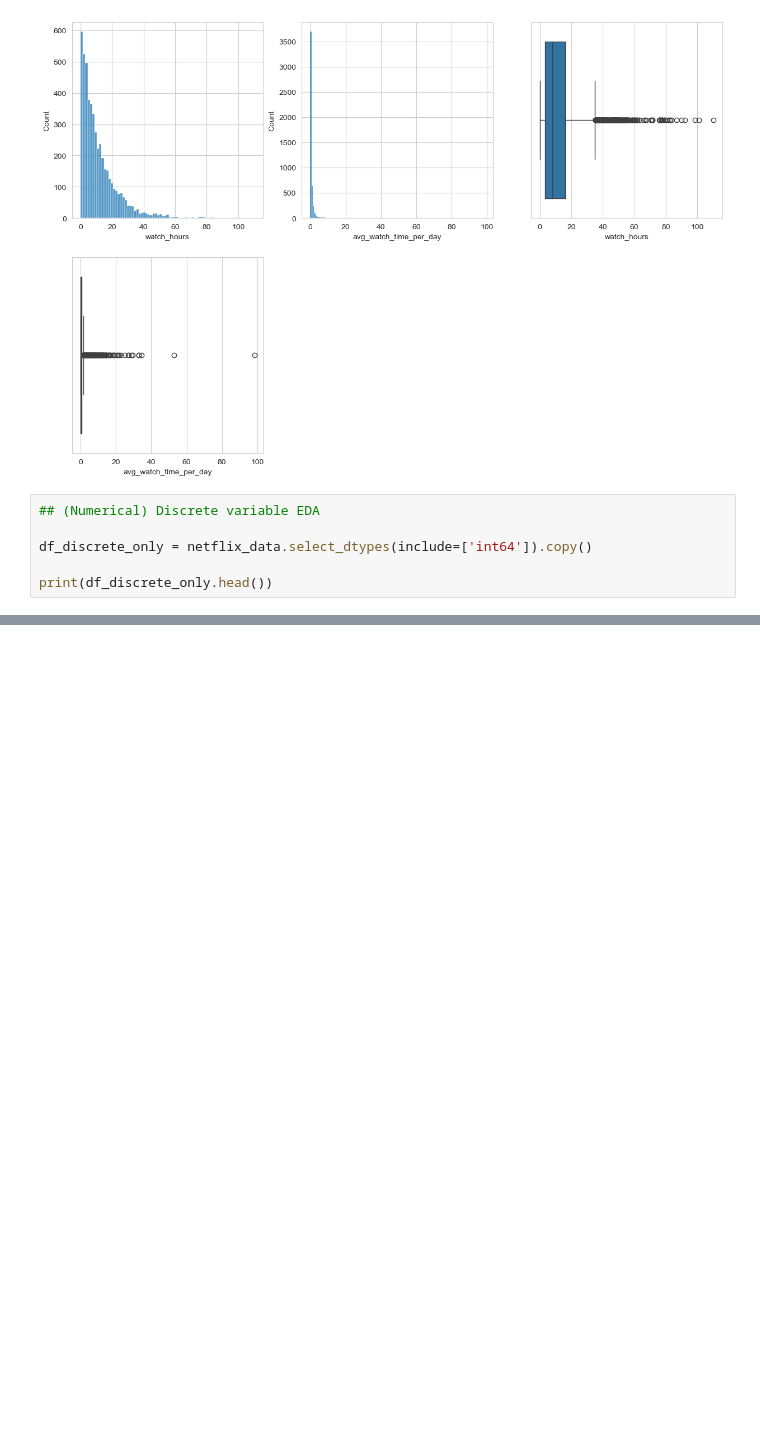
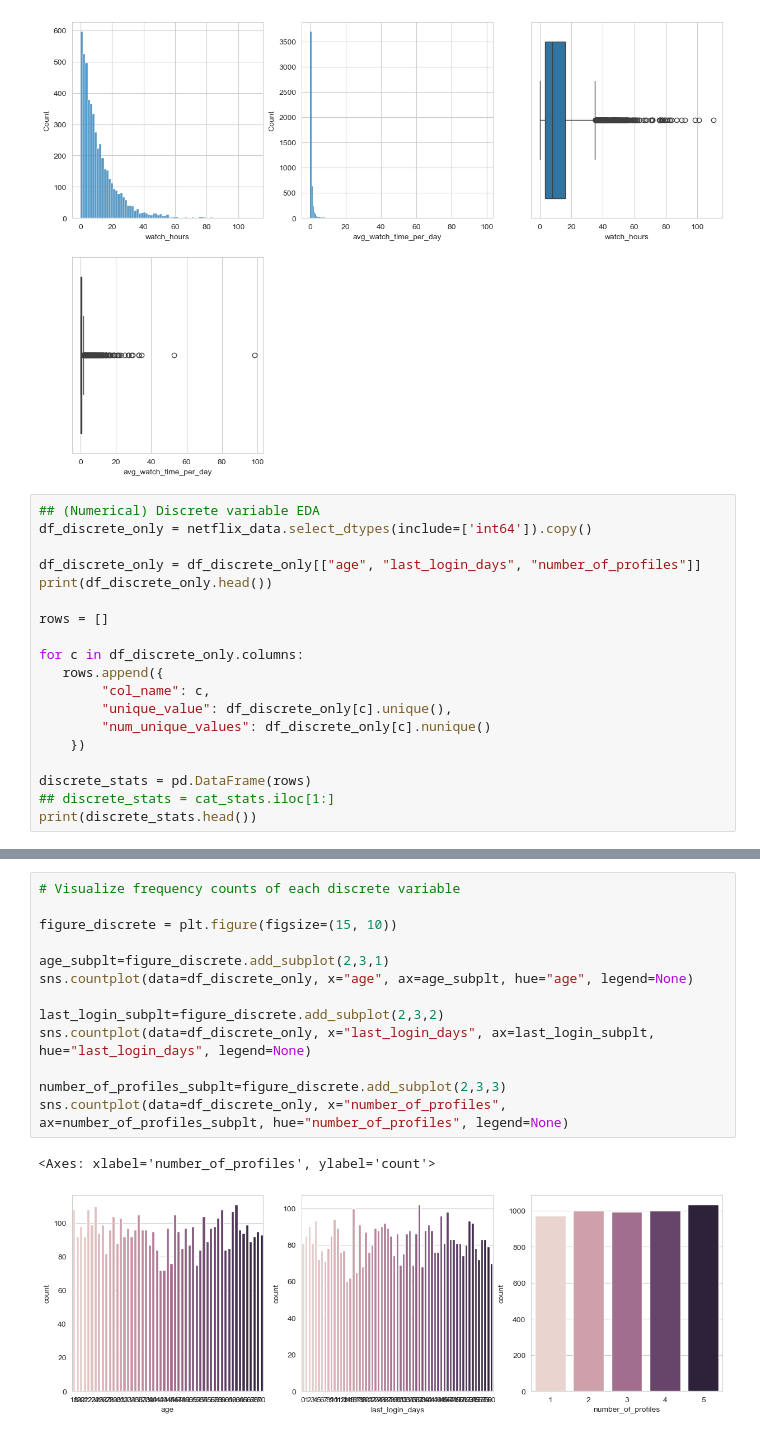
Before and after one commit to cpun94/personal-analytics-projects, a Jupyter notebook: Netflix Subscriber Churn Prediction/notebooks/01_data_exploration.ipynb, the cells around one changed output, grey strips where cells are left out. Cells and saved outputs as stored; diff of their text form; blank space fills up the shorter version.

```diff
--- a/Netflix Subscriber Churn Prediction/notebooks/01_data_exploration.ipynb
+++ b/Netflix Subscriber Churn Prediction/notebooks/01_data_exploration.ipynb
@@ -210,8 +210,21 @@ sns.boxplot(data = df_continuous_only,x="avg_watch_time_per_day", ax=boxwhisk_ax
 [figure]
 # %%
 ## (Numerical) Discrete variable EDA
-
 df_discrete_only = netflix_data.select_dtypes(include=['int64']).copy()
 
+df_discrete_only = df_discrete_only[["age", "last_login_days", "number_of_profiles"]]
 print(df_discrete_only.head())
+
+rows = []
+
+for c in df_discrete_only.columns:
+   rows.append({
+        "col_name": c,
+        "unique_value": df_discrete_only[c].unique(),
+        "num_unique_values": df_discrete_only[c].nunique()
+    })
+
+discrete_stats = pd.DataFrame(rows)
+## discrete_stats = cat_stats.iloc[1:]
+print(discrete_stats.head())
 # %% [output]
@@ -224,3 +246,19 @@ print(df_discrete_only.head())
+# %%
+# Visualize frequency counts of each discrete variable
+
+figure_discrete = plt.figure(figsize=(15, 10))
+
+age_subplt=figure_discrete.add_subplot(2,3,1)
+sns.countplot(data=df_discrete_only, x="age", ax=age_subplt, hue="age", legend=None)
+
+last_login_subplt=figure_discrete.add_subplot(2,3,2)
+sns.countplot(data=df_discrete_only, x="last_login_days", ax=last_login_subplt, hue="last_login_days", legend=None)
+
+number_of_profiles_subplt=figure_discrete.add_subplot(2,3,3)
+sns.countplot(data=df_discrete_only, x="number_of_profiles", ax=number_of_profiles_subplt, hue="number_of_profiles", legend=None)
+# %% [output]
+<Axes: xlabel='number_of_profiles', ylabel='count'>
+[figure, added]
 # %% [markdown]
 ## Observations
 - `watch_hours` and `last_login_days` exhibit high variability, as their standard deviations are large relative to their means and ranges.
```
Also changed, not shown: parts of 10 cells of this notebook.
